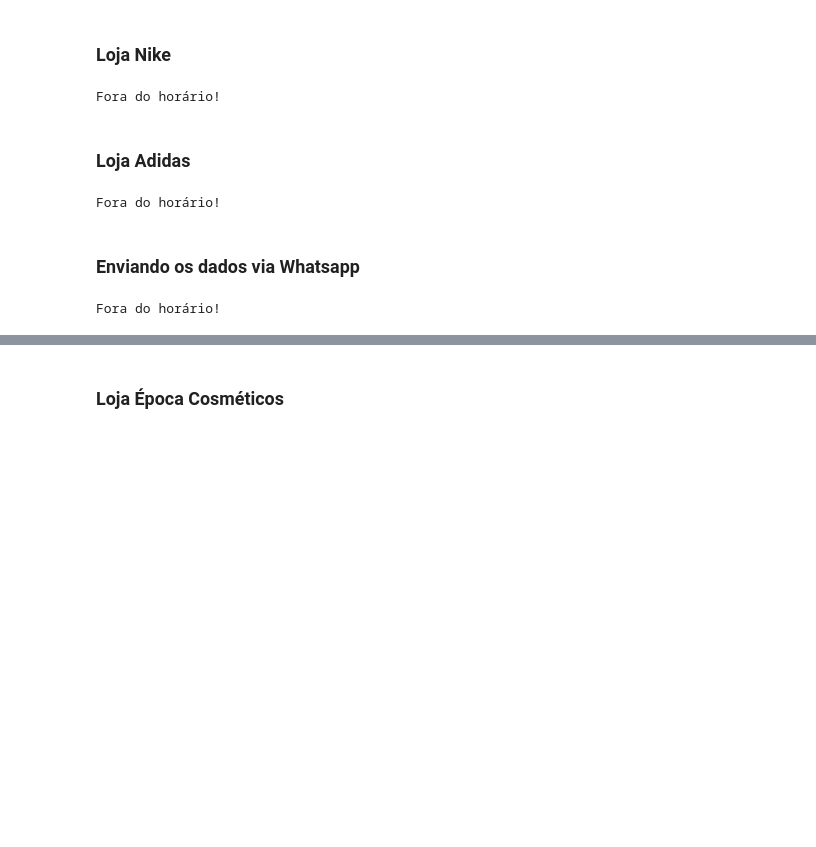
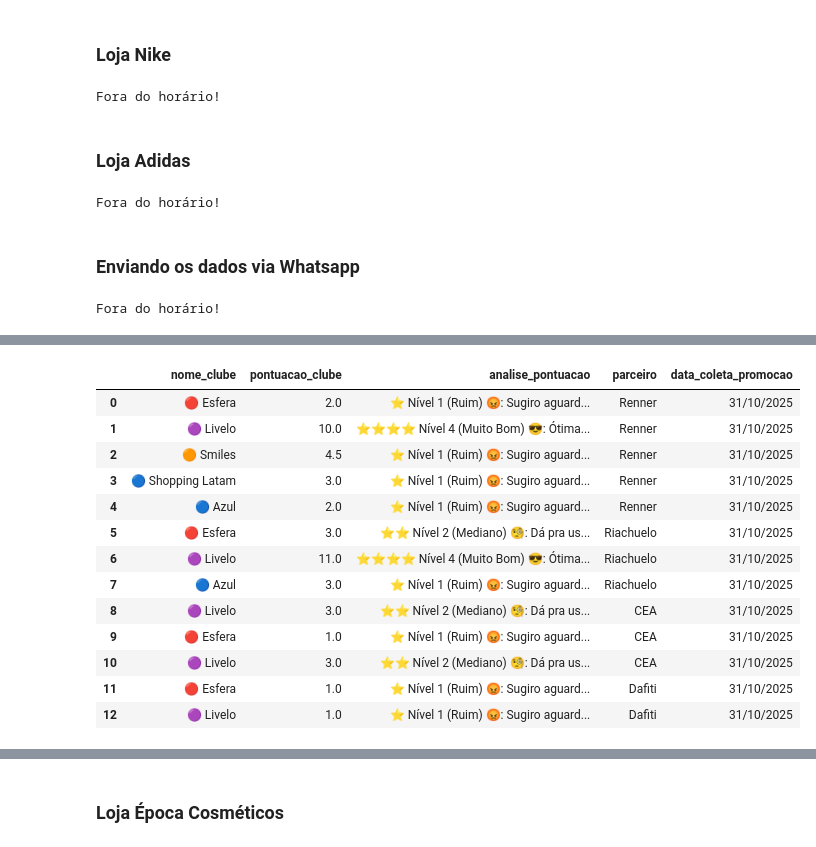
Before and after one commit to murillo-borges/webscraping-livelo-esfera, a Jupyter notebook: Webscraping_Whats_Milhas.ipynb, the cells around one changed output, grey strips where cells are left out. Cells and saved outputs as stored; diff of their text form; code cells hidden in the pictures; blank space fills up the shorter version.

```diff
--- a/Webscraping_Whats_Milhas.ipynb
+++ b/Webscraping_Whats_Milhas.ipynb
@@ -28,10 +34,13 @@ Requirement already satisfied: pytz in /usr/local/lib/python3.12/dist-packages (
 hora_max_grupo_perfumaria_cosmeticos = 9
 hora_min_grupo_esportivo = 11
 hora_max_grupo_esportivo = 13
+hora_min_grupo_moda = 12
+hora_max_grupo_moda = 13
 hora_min_grupo_cosmeticos = 14
-hora_max_grupo_cosmeticos = 18
+hora_max_grupo_cosmeticos = 15
 hora_min_grupo_varejo = 17
-hora_max_grupo_varejo = 19
+hora_max_grupo_varejo = 18
+hora_jabar_18 = 18
 # %% [markdown]
 ### Função para Webscrapping
 # %%
@@ -526,0 +619,13 @@ Fora do horário!
+# %%
+hora_atual = agora_brasilia.hour
+
+if hora_atual >= hora_min_grupo_moda and hora_atual < hora_max_grupo_moda:
+    df_dafiti = coletar_promocoes(
+        url="https://www.comparemania.com.br/cashback-dafiti/",
+        parceiro="Dafiti",
+        data_formatada=data_formatada,
+        nomes_alvo=nomes_alvo
+    )
+    display(df_dafiti)
+else:
+    print("Fora do horário!")
@@ -526,0 +638,62 @@ Fora do horário!
+# %%
+if hora_atual >= hora_min_grupo_moda and hora_atual < hora_max_grupo_moda:
+
+  # Concatenando os dataframes
+  df_final = pd.concat([df_renner, df_riachuelo, df_cea, df_hering, df_dafiti], ignore_index=True)
+
+  # Criando a mensagem do grupo de Beleza e Cosméticos
+  msg = ""
+  msg_titulo = f"👗👔 *Promoções da Categoria de Moda em {data_formatada}: 👇*"
+
+  for index, row in df_final.iterrows():
+    msg += textwrap.dedent(f"""
+  *Parceiro:* {row["parceiro"]}
+  *Programa de Fidelidade:* {row["nome_clube"]}
+  *Pontuação:* {row["pontuacao_clube"]}
+  *Análise da Promoção:* {row["analise_pontuacao"]}
+
+  {"-"*30}""").strip()
+
+  msg_grupo = msg_titulo + "\n\n" + msg
+
+  # Enviando mensagem no grupo do Whatsapp
+  import requests
+
+  # Substitua com os dados reais
+  INSTANCE_ID = 'inst_4ng9578nwiz0'
+  API_KEY = 'sk_hRzCfVl0hSFebdFmmN0hwhpNZtVA9JqIdscEpatVHyreMM9f'
+
+  # JID do grupo (obtido via rota /groups)
+  group_jid = '120363040547851644@g.us' id_grupo_envio
+
+  # Mensagem
+  message_promo = msg_grupo
+
+  # Endpoint
+  url = f"https://api.zapperapi.com/{INSTANCE_ID}/messages/text"
+
+  headers = {
+      "X-Api-Key": API_KEY,
+      "Content-Type": "application/json"
+  }
+
+  # Payload
+  payload = {
+      "jid": group_jid,
+      "message": message_promo,
+  }
+
+  #Enviando as promoções
+  response = requests.post(url, json=payload, headers=headers)
+
+  # Resposta
+  if response.status_code == 200:
+      print("Mensagem com as promoções enviada com sucesso para o grupo!")
+  else:
+      print(f"Erro ao enviar mensagem: {response.status_code} - {response.text}")
+
+  display(df_final)
+
+else:
+  print("Fora do horário!")
+# %% [output]
@@ -527 +701,15 @@ Fora do horário!
+|  | nome_clube | pontuacao_clube | analise_pontuacao | parceiro | data_coleta_promocao |
+| 0 | 🔴 Esfera | 2.0 | ⭐ Nível 1 (Ruim) 😡: Sugiro aguard... | Renner | 31/10/2025 |
+| 1 | 🟣 Livelo | 10.0 | ⭐⭐⭐⭐ Nível 4 (Muito Bom) 😎: Ótima... | Renner | 31/10/2025 |
+| 2 | 🟠 Smiles | 4.5 | ⭐ Nível 1 (Ruim) 😡: Sugiro aguard... | Renner | 31/10/2025 |
+| 3 | 🔵 Shopping Latam | 3.0 | ⭐ Nível 1 (Ruim) 😡: Sugiro aguard... | Renner | 31/10/2025 |
+| 4 | 🔵 Azul | 2.0 | ⭐ Nível 1 (Ruim) 😡: Sugiro aguard... | Renner | 31/10/2025 |
+| 5 | 🔴 Esfera | 3.0 | ⭐⭐ Nível 2 (Mediano) 🧐: Dá pra us... | Riachuelo | 31/10/2025 |
+| 6 | 🟣 Livelo | 11.0 | ⭐⭐⭐⭐ Nível 4 (Muito Bom) 😎: Ótima... | Riachuelo | 31/10/2025 |
+| 7 | 🔵 Azul | 3.0 | ⭐ Nível 1 (Ruim) 😡: Sugiro aguard... | Riachuelo | 31/10/2025 |
+| 8 | 🟣 Livelo | 3.0 | ⭐⭐ Nível 2 (Mediano) 🧐: Dá pra us... | CEA | 31/10/2025 |
+| 9 | 🔴 Esfera | 1.0 | ⭐ Nível 1 (Ruim) 😡: Sugiro aguard... | CEA | 31/10/2025 |
+| 10 | 🟣 Livelo | 3.0 | ⭐⭐ Nível 2 (Mediano) 🧐: Dá pra us... | CEA | 31/10/2025 |
+| 11 | 🔴 Esfera | 1.0 | ⭐ Nível 1 (Ruim) 😡: Sugiro aguard... | Dafiti | 31/10/2025 |
+| 12 | 🟣 Livelo | 1.0 | ⭐ Nível 1 (Ruim) 😡: Sugiro aguard... | Dafiti | 31/10/2025 |
 # %% [markdown]
```
Also changed, not shown: parts of 30 cells of this notebook.
